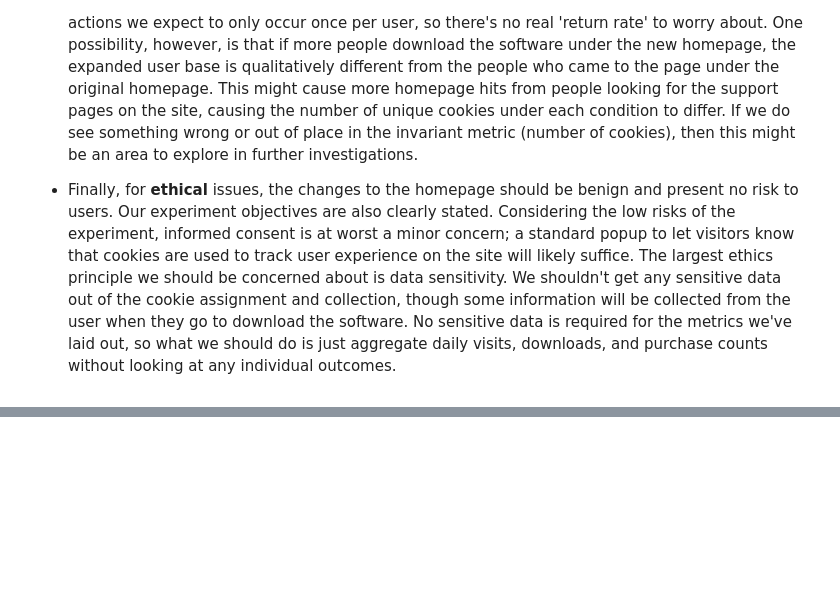
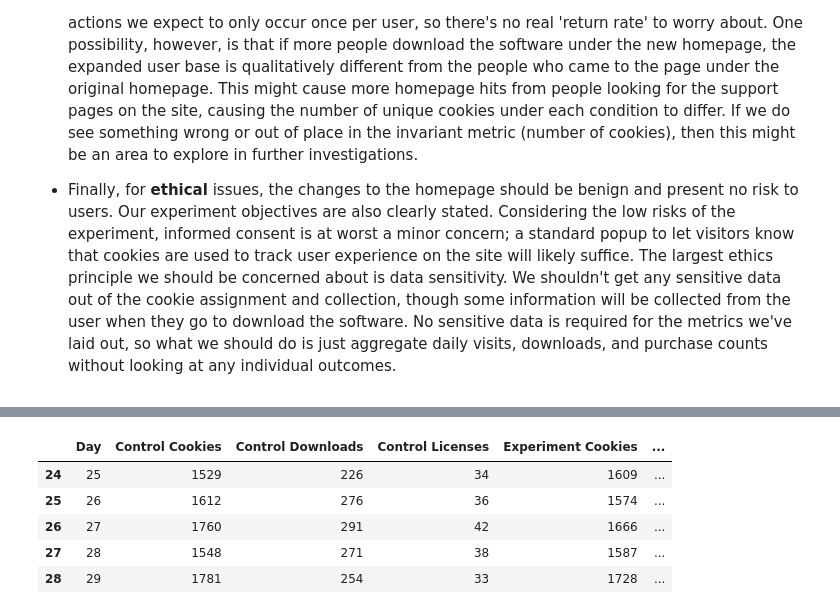
Before and after one commit to vpontello/DataScience_Nanodegree, a Jupyter notebook: 04_Experimental_Design_and_Recommendations/04_AB_Testing_Case_Study/ab_testing_case_study.ipynb, the cells around one changed output, grey strips where cells are left out. Cells and saved outputs as stored; diff of their text form; code cells hidden in the pictures; blank space fills up the shorter version.

```diff
--- a/04_Experimental_Design_and_Recommendations/04_AB_Testing_Case_Study/ab_testing_case_study.ipynb
+++ b/04_Experimental_Design_and_Recommendations/04_AB_Testing_Case_Study/ab_testing_case_study.ipynb
@@ -143,0 +159,9 @@ Before getting to the data and its analysis, let's review a few of the conceptua
+# %%
+df.tail()
+# %% [output]
+|  | Day | Control Cookies | Control Downloads | Control Licenses | Experiment Cookies | ... |
+| 24 | 25 | 1529 | 226 | 34 | 1609 | ... |
+| 25 | 26 | 1612 | 276 | 36 | 1574 | ... |
+| 26 | 27 | 1760 | 291 | 42 | 1666 | ... |
+| 27 | 28 | 1548 | 271 | 38 | 1587 | ... |
+| 28 | 29 | 1781 | 254 | 33 | 1728 | ... |
```
Also changed, not shown: parts of 27 cells of this notebook, 1 other file.
